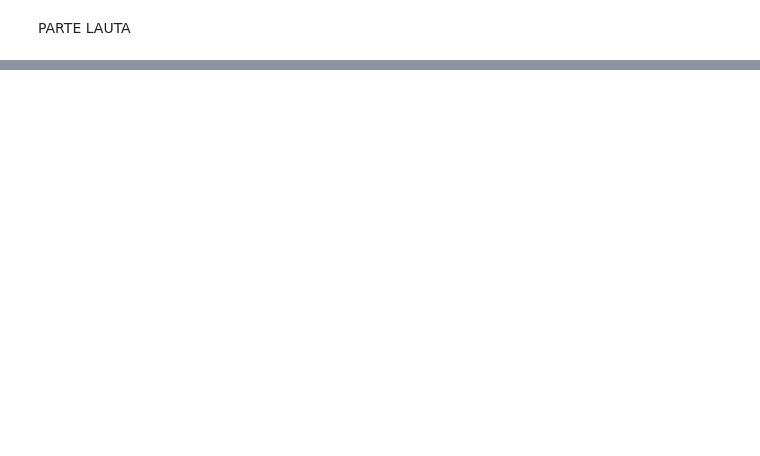
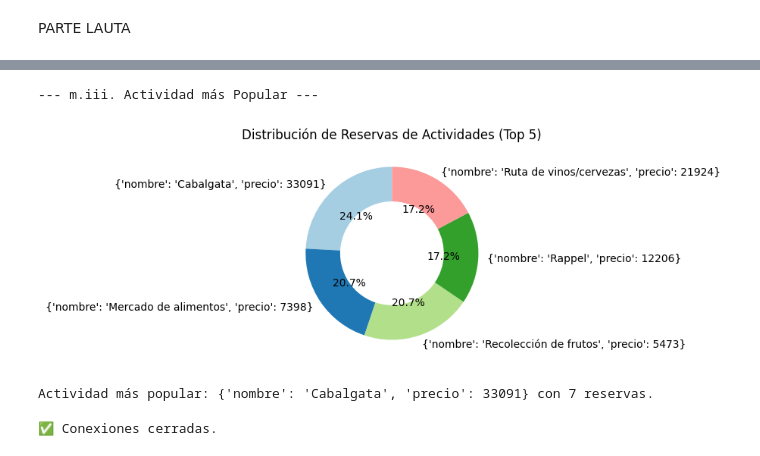
Before and after one commit to JoacoLucen/BD-non-relational-Project, a Jupyter notebook: querys_lauta.ipynb, the cells around one changed output, grey strips where cells are left out. Saved outputs shown, nothing was run; the diff lists cells and outputs as text; code cells hidden in the pictures; blank space fills up the shorter version.

```diff
--- a/querys_lauta.ipynb
+++ b/querys_lauta.ipynb
@@ -366,0 +230,50 @@ Actividad más popular: Clase de cocina local con 31 reservas.
+# %%
+# ----------------------------------------------------------------------
+# iii. Actividad más popular
+# ----------------------------------------------------------------------
+print("\n--- m.iii. Actividad más Popular ---")
+
+
+pipeline_actividad = [
+    {"$unwind": "$actividades_reservadas"},
+    {"$group": {"_id": "$actividades_reservadas", "TotalReservas": {"$sum": 1}}},
+    {"$sort": {"TotalReservas": -1}},
+    {"$limit": 5}
+]
+
+top_actividades = list(db.reservas.aggregate(pipeline_actividad))
+
+if top_actividades:
+    df_actividad = pd.DataFrame(top_actividades)
+    df_actividad.rename(columns={'_id': 'Actividad'}, inplace=True)
+
+    # Gráfico de anillo
+    plt.figure(figsize=(8, 8))
+    plt.pie(df_actividad['TotalReservas'],
+            labels=df_actividad['Actividad'],
+            autopct='%1.1f%%',
+            startangle=90,
+            wedgeprops=dict(width=0.4),
+            colors=plt.cm.Paired.colors)
+
+    plt.title('Distribución de Reservas de Actividades (Top 5)')
+    plt.tight_layout()
+    plt.show() #
+
+    print(f"Actividad más popular: {df_actividad.iloc[0]['Actividad']} con {df_actividad.iloc[0]['TotalReservas']} reservas.")
+else:
+    print("No se encontraron actividades en la colección 'reservas'.")
+# %% [output]
+--- m.iii. Actividad más Popular ---
+[figure, added]
+Actividad más popular: {'nombre': 'Cabalgata', 'precio': 33091} con 7 reservas.
+# %%
+# --- 4. CERRAR CONEXIONES ---
+try:
+    driver.close()
+    mongo_client.close()
+    print("\n✅ Conexiones cerradas.")
+except Exception as e:
+    print(f"Error al cerrar conexiones: {e}")
+# %% [output]
+✅ Conexiones cerradas.
```
Also changed, not shown: parts of 7 cells of this notebook.
